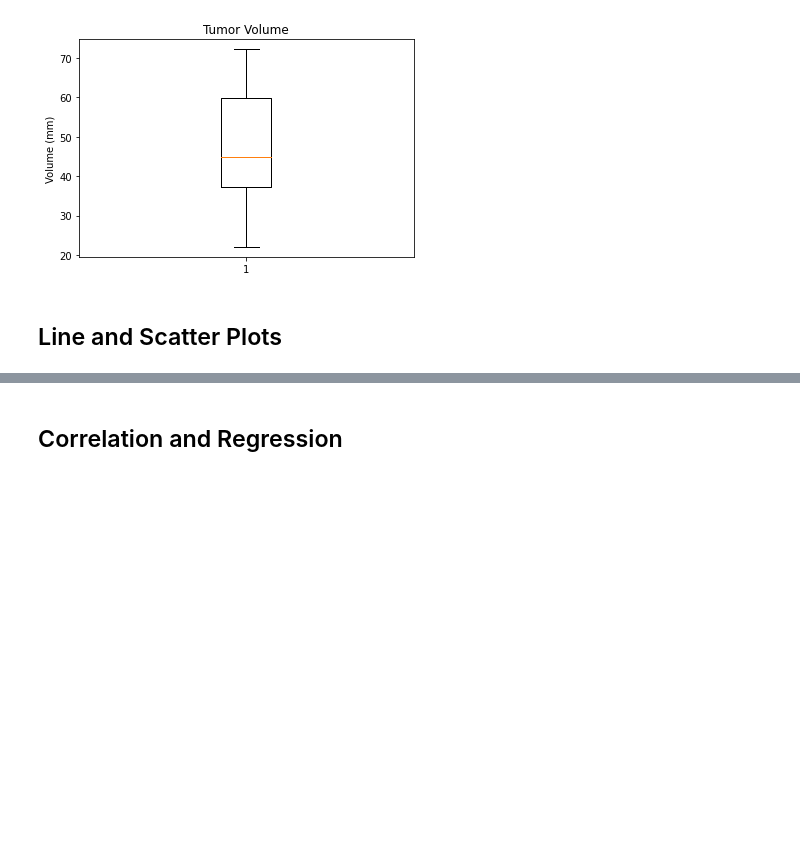
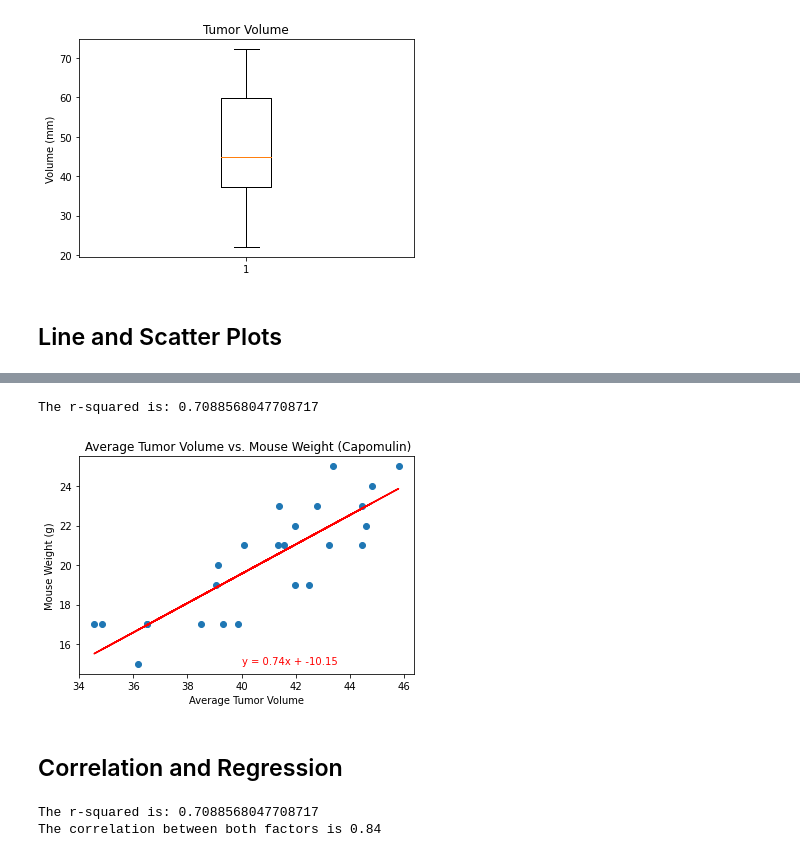
Before and after one commit to 5t4david/matplotlib, a Jupyter notebook: pymaceuticals_starter.ipynb, the cells around one changed output, grey strips where cells are left out. Drawn from its saved outputs; the diff is of its cells as text; code cells hidden in the pictures; blank space fills up the shorter version.

```diff
--- a/pymaceuticals_starter.ipynb
+++ b/pymaceuticals_starter.ipynb
@@ -290,5 +280,26 @@ Text(0, 0.5, 'Tumor Volume')
+# %%
+(slope, intercept, rvalue, pvalue, stderr) = linregress(tumor_vol_avr, mouse_weight)
+regress_values = tumor_vol_avr * slope + intercept
+line_eq = "y = " + str(round(slope,2)) + "x + " + str(round(intercept,2))
+plt.scatter(tumor_vol_avr,mouse_weight)
+plt.plot(tumor_vol_avr,regress_values,"r-")
+plt.annotate(line_eq,(40,15),fontsize=10,color="red")
+plt.title(" Average Tumor Volume vs. Mouse Weight (Capomulin)")
+plt.xlabel("Average Tumor Volume")
+plt.ylabel("Mouse Weight (g)")
+print(f"The r-squared is: {rvalue**2}")
+plt.show()
+# %% [output]
+The r-squared is: 0.7088568047708717
+[figure, added]
 # %% [markdown]
 ## Correlation and Regression
 # %%
 # Calculate the correlation coefficient and linear regression model
 # for mouse weight and average tumor volume for the Capomulin regimen
+correlation = st.pearsonr(mouse_weight,tumor_vol_avr)
+print(f"The r-squared is: {rvalue**2}")
+print(f"The correlation between both factors is {round(correlation[0],2)}")
+# %% [output]
+The r-squared is: 0.7088568047708717
+The correlation between both factors is 0.84
```
Also changed, not shown: parts of 10 cells of this notebook.
